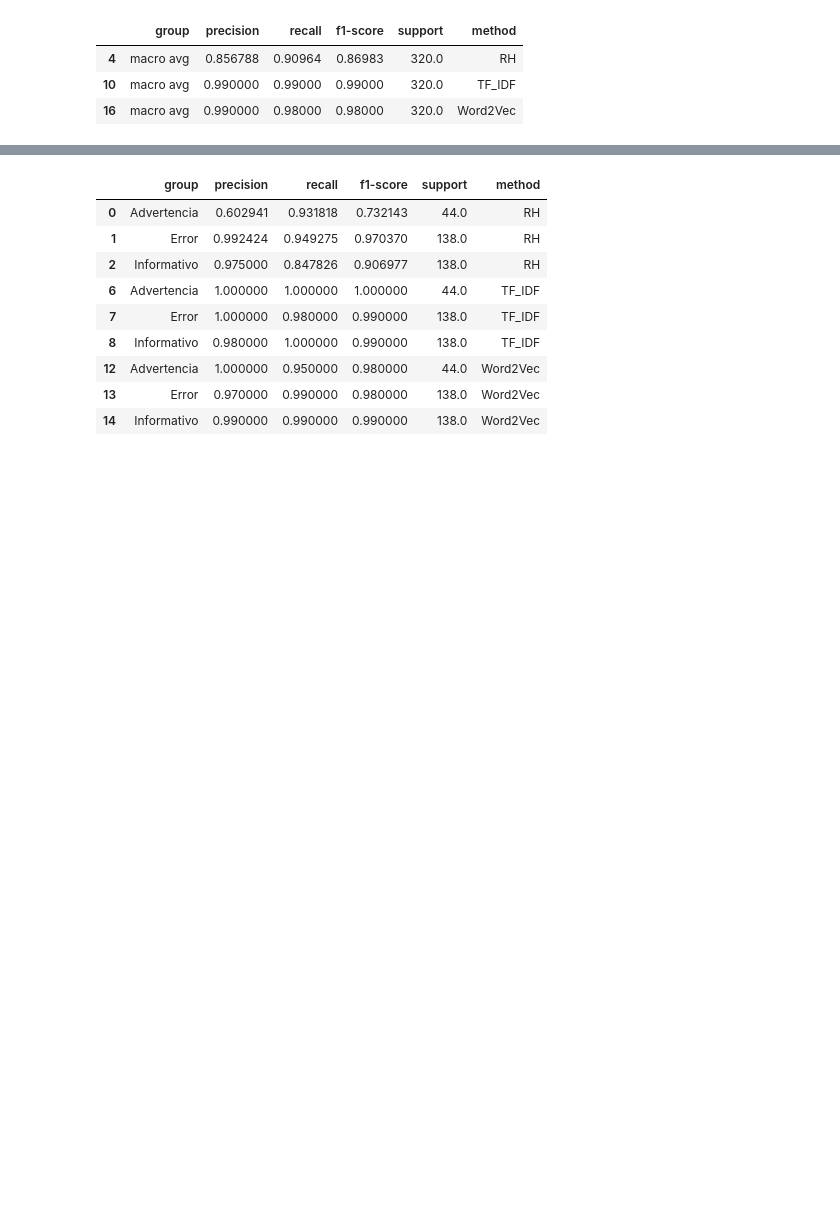
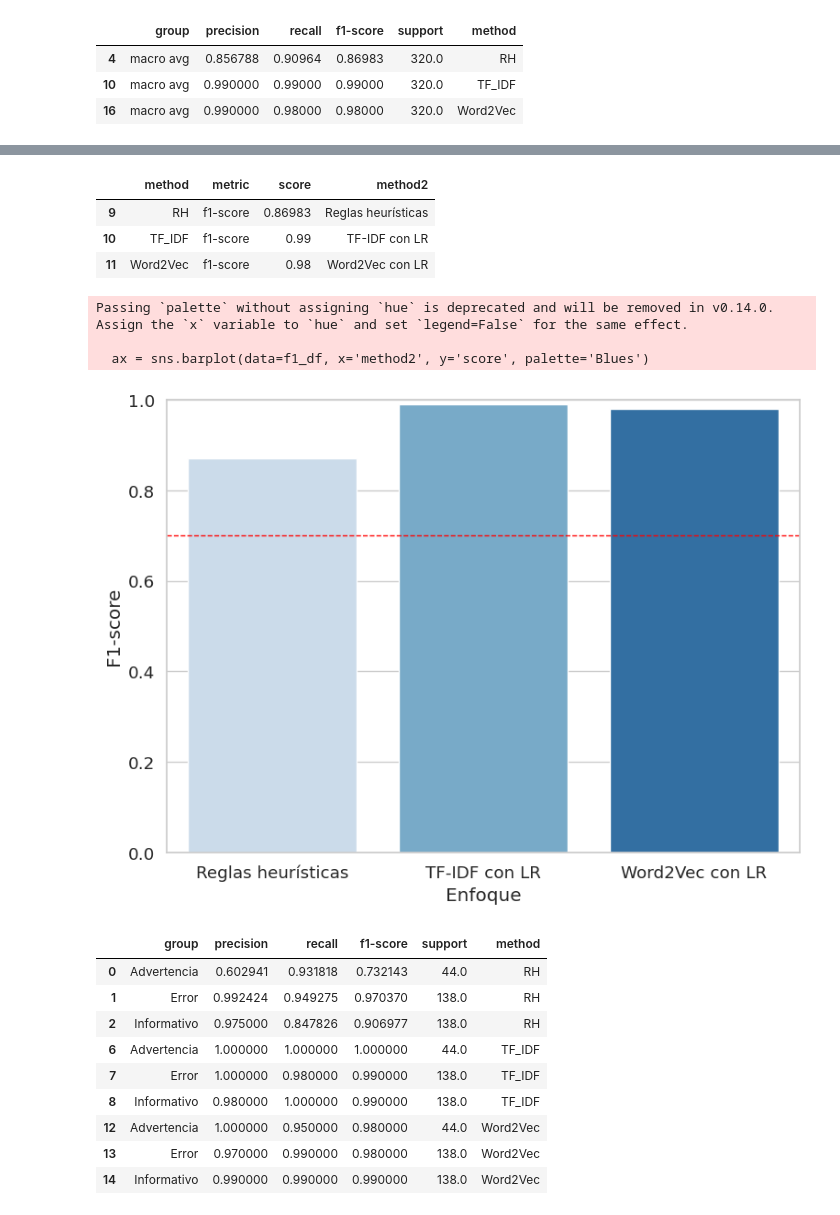
Before and after one commit to kbjimenes/logs-management, a Jupyter notebook: notebooks/6_1.1 Understand_Results_Kfold.ipynb, the cells around one changed output, grey strips where cells are left out. Cells and saved outputs as stored; diff of their text form; code cells hidden in the pictures; blank space fills up the shorter version.

```diff
--- a/notebooks/6_1.1 Understand_Results_Kfold.ipynb
+++ b/notebooks/6_1.1 Understand_Results_Kfold.ipynb
@@ -29,0 +49,10 @@ res_df_global.head()
+# %%
+
+# Convertir a formato largo (long format) para facilitar el gráfico
+df_melted = res_df_global.melt(id_vars='method', var_name='metric', value_name='score')
+df_melted["method2"]=None
+df_melted['method2'] = np.where(df_melted['method'] =='RH', 'Reglas heurísticas', df_melted['method2'])
+df_melted['method2'] = np.where(df_melted['method'] =='TF_IDF', 'TF-IDF con LR', df_melted['method2'])
+df_melted['method2'] = np.where(df_melted['method'] =='Word2Vec', 'Word2Vec con LR', df_melted['method2'])
+#:
+df_melted
@@ -30,3 +76,32 @@ res_df_global.head()
+# %%
+f1_df=df_melted[df_melted["metric"]=="f1-score"]
+f1_df
+# %% [output]
+|  | method | metric | score | method2 |
+| 9 | RH | f1-score | 0.86983 | Reglas heurísticas |
+| 10 | TF_IDF | f1-score | 0.99 | TF-IDF con LR |
+| 11 | Word2Vec | f1-score | 0.98 | Word2Vec con LR |
+# %%
+sns.set(style="whitegrid", context="notebook", font_scale=1.2)
+
+plt.figure(figsize=(8, 6))
+ax = sns.barplot(data=f1_df, x='method2', y='score', palette='Blues')
+
+ax.set_ylim(0, 1)
+ax.axhline(0.7, ls='--', color='red', linewidth=1)
+ax.set_ylabel('F1-score')
+ax.set_xlabel('Enfoque')
+ax.set_title('', fontsize=14, weight='bold')
+ax.tick_params(axis='x', rotation=0)
+#ax.legend_.remove()
+
+plt.tight_layout()
+plt.show()
+# %% [output]
+Passing `palette` without assigning `hue` is deprecated and will be removed in v0.14.0. Assign the `x` variable to `hue` and set `legend=False` for the same effect.
+
+  ax = sns.barplot(data=f1_df, x='method2', y='score', palette='Blues')
+[figure, added]
 # %%
 # Filtrar solo las métricas por clase (ignorar accuracy y promedios globales)
 df_clases = results[results['group'].isin(['Error', 'Advertencia', 'Informativo'])]
```
Also changed, not shown: parts of 11 cells of this notebook, 11 other files.
